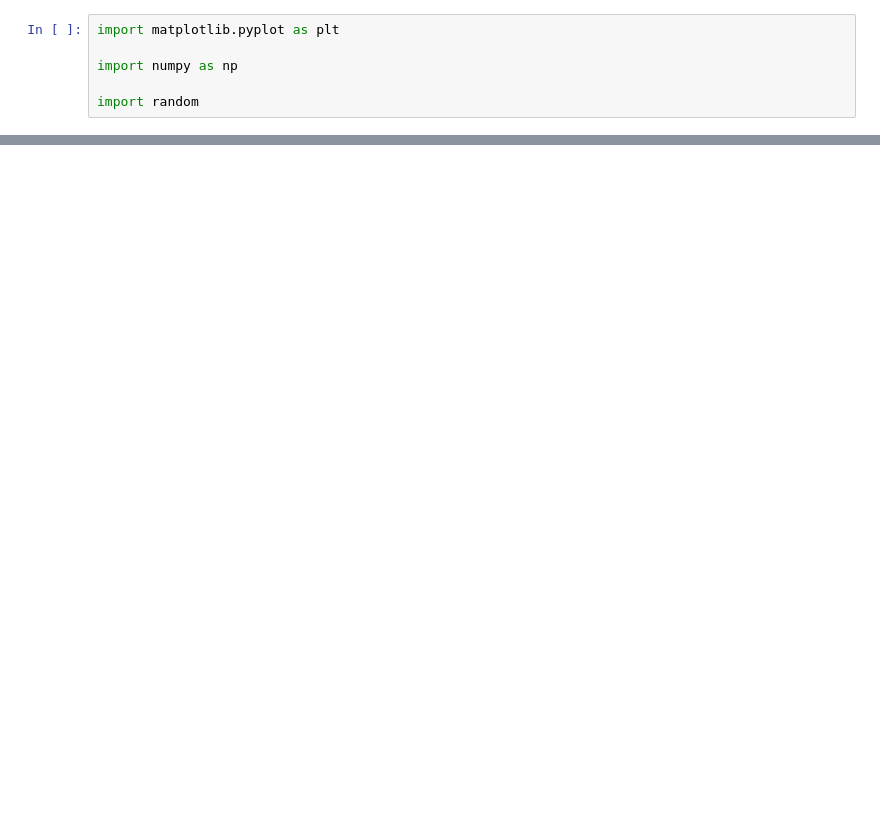
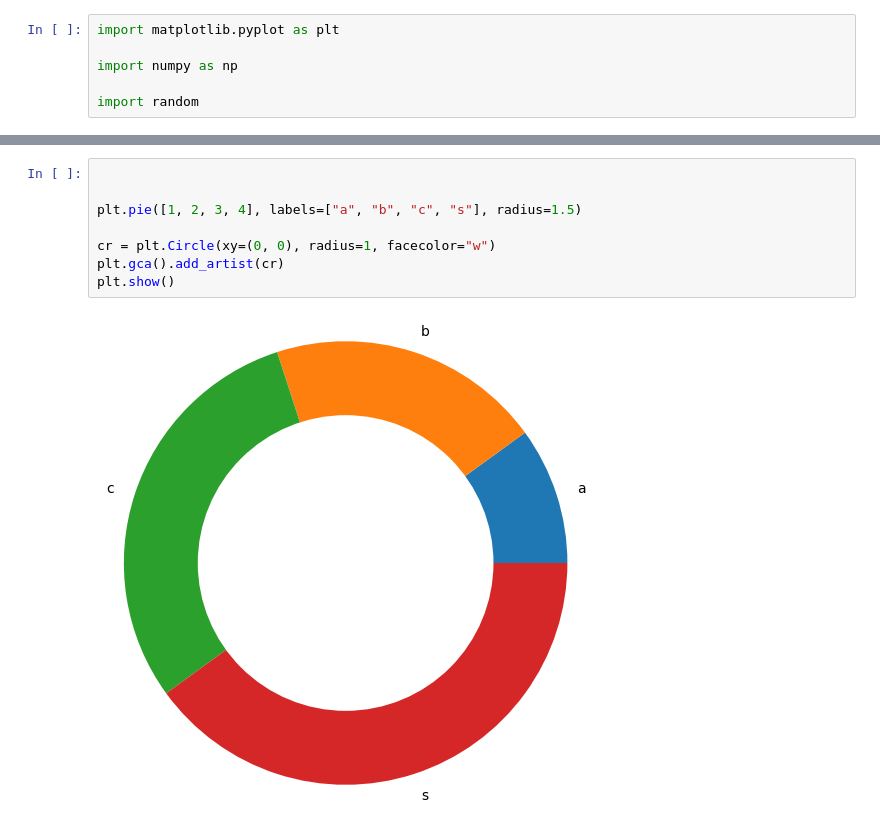
Before and after one commit to elfaradio/ML-with-Python, a Jupyter notebook: Matplotib/PieChart/main.ipynb, the cells around one changed output, grey strips where cells are left out. Drawn from its saved outputs; the diff is of its cells as text; blank space fills up the shorter version.

```diff
--- a/Matplotib/PieChart/main.ipynb
+++ b/Matplotib/PieChart/main.ipynb
@@ -26,0 +56,10 @@ plt.show()
+# %%
+
+
+plt.pie([1, 2, 3, 4], labels=["a", "b", "c", "s"], radius=1.5)
+
+cr = plt.Circle(xy=(0, 0), radius=1, facecolor="w")
+plt.gca().add_artist(cr)
+plt.show()
+# %% [output]
+[figure, added]
```
Also changed, not shown: parts of 2 cells of this notebook, 4 other files.
